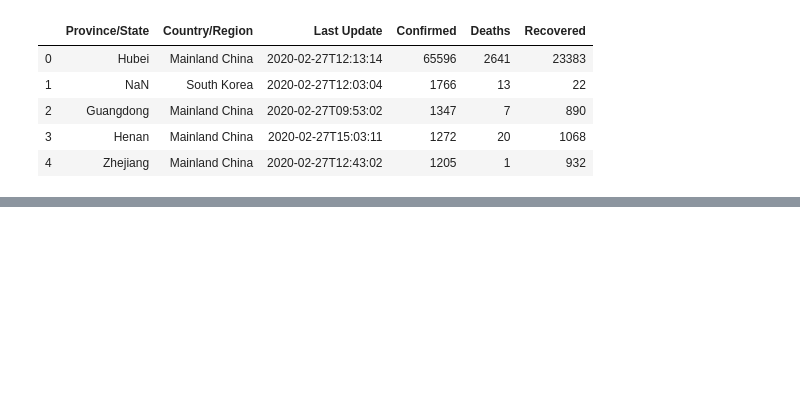
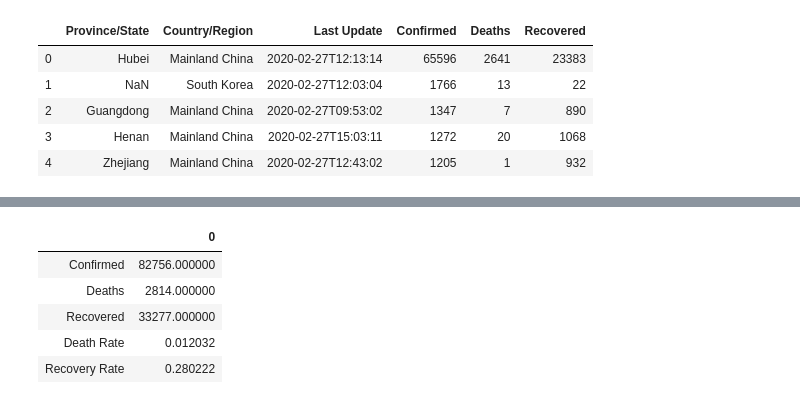
Before and after one commit to IshmaelObeso/Coronavirus-Data-Analysis, a Jupyter notebook: Data-Analysis-Daily-Report.ipynb, the cells around one changed output, grey strips where cells are left out. Cells and saved outputs as stored; diff of their text form; code cells hidden in the pictures; blank space fills up the shorter version.

```diff
--- a/Data-Analysis-Daily-Report.ipynb
+++ b/Data-Analysis-Daily-Report.ipynb
@@ -35,0 +72,13 @@ aggregated_stats.plot.bar(x='Stats', y='Values')
+# %%
+# aggregated death and recovery rates
+aggregated_raw_data = groupby_country[['Confirmed','Deaths','Recovered']].sum()
+aggregated_processed_data = groupby_country[['Death Rate','Recovery Rate']].mean()
+aggregated_data = aggregated_raw_data.append(aggregated_processed_data)
+aggregated_data.to_frame()
+# %% [output]
+|  | 0 |
+| Confirmed | 82756.000000 |
+| Deaths | 2814.000000 |
+| Recovered | 33277.000000 |
+| Death Rate | 0.012032 |
+| Recovery Rate | 0.280222 |
```
Also changed, not shown: parts of 9 cells of this notebook, 1 other file.
